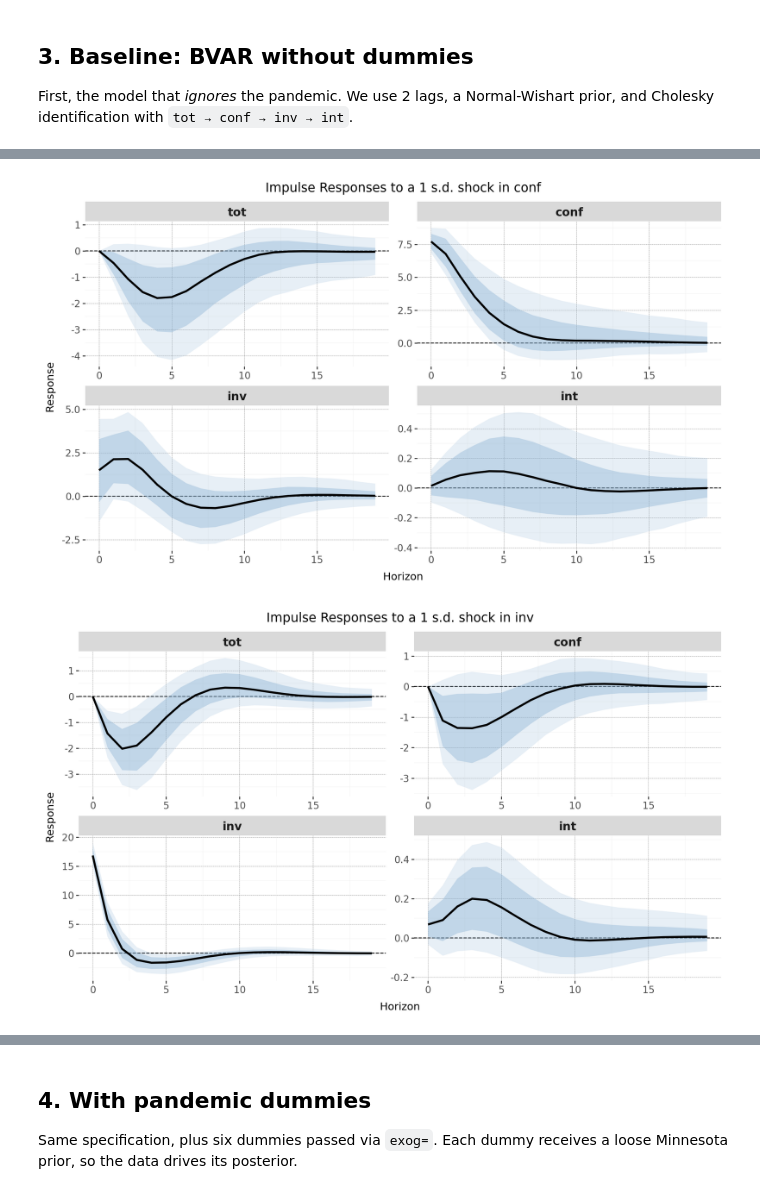
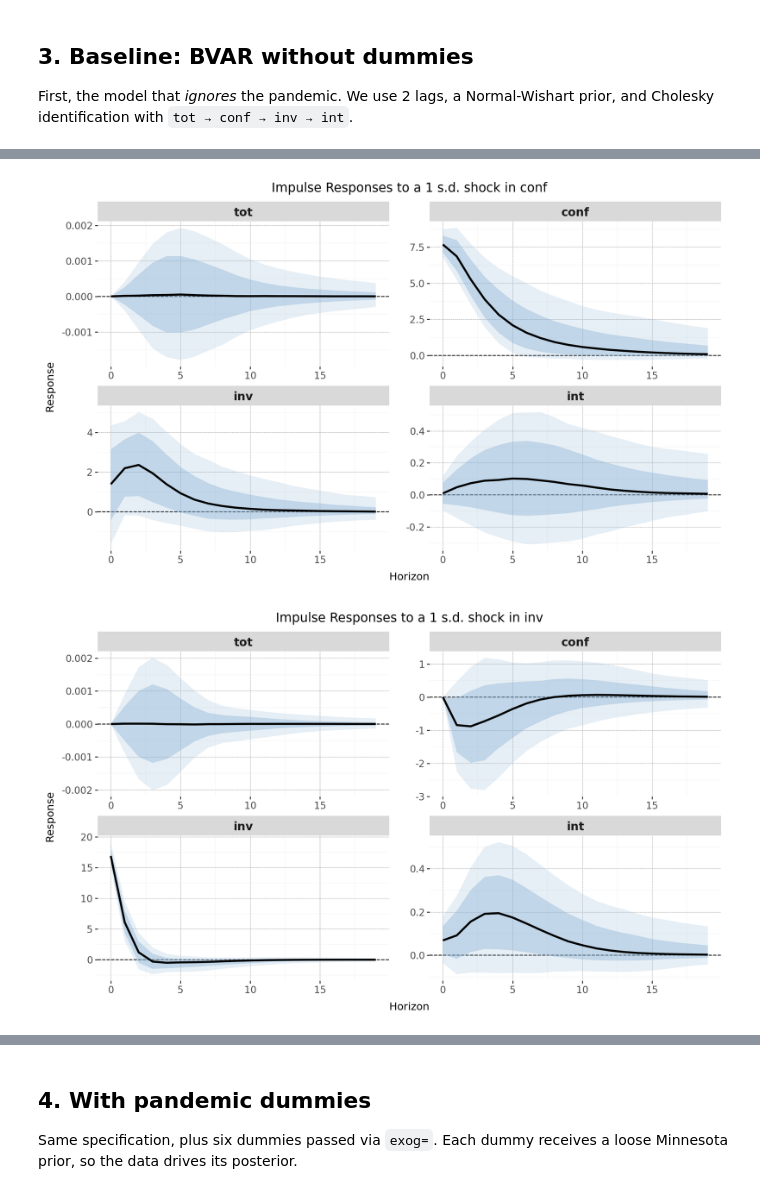
Before and after one commit to RenatoVassallo/MacroPy, a Jupyter notebook: tutorials/tutorial_bvar_pandemic.ipynb, the cells around one changed output, grey strips where cells are left out. Cells and saved outputs as stored; diff of their text form; code cells hidden in the pictures.

Commit message:
add residuals to bvar and tutorial on pandemic priors

```diff
--- a/tutorials/tutorial_bvar_pandemic.ipynb
+++ b/tutorials/tutorial_bvar_pandemic.ipynb
@@ -74,10 +75,23 @@ dummies.loc['2019-12-01':'2021-09-01']
 
 First, the model that *ignores* the pandemic. We use 2 lags, a Normal-Wishart prior, and Cholesky identification with `tot → conf → inv → int`.
 # %%
-prior_params = {'mn_mean': 0.5, 'lamda1': 0.8, 'lamda2': 1.0, 'lamda3': 2.0, 'lamda4': 1e5}
+from MacroPy import BayesianVAR
+
+prior_params = {'mn_mean': 0.5,
+                'lamda1': 0.8,
+                'lamda2': 1.0,
+                'lamda3': 2.0,
+                'lamda4': 1e5}
+
+block_exog = np.array([
+                [0, 1, 1, 1],  # Variable 2, 3 and 4 does NOT affect equation 1
+                [0, 0, 0, 0],  # No restriction in equation 2
+                [0, 0, 0, 0],  # No restriction in equation 3
+                [0, 0, 0, 0],  # No restriction in equation 4
+            ])
 
 bvar_base = BayesianVAR(df, lags=2, prior_type=2, prior_params=prior_params,
-                        post_draws=5000, burnin=0.5, hor=20, fhor=8)
+                        b_exo=block_exog, post_draws=5000, burnin=0.5)
 bvar_base.model_summary()
 # %% [output]
 
@@ -123,6 +137,6 @@ int_{t} &= b_{4,1}^{1} tot_{t-1} + b_{4,2}^{1} conf_{t-1} + b_{4,3}^{1} inv_{t-1
 \end{align*}
 $$
 # %%
-_ = bvar_base.sample_posterior(plot_coefficients=False)
+post_base = bvar_base.sample_posterior(plot_coefficients=False)
 irfs_base = bvar_base.compute_irfs(plot_irfs=True, cred_interval=[0.68, 0.90])
 # %% [output]
@@ -130,2 +144,2 @@ irfs_base = bvar_base.compute_irfs(plot_irfs=True, cred_interval=[0.68, 0.90])
-[figure, old version]
+[figure, new version]
-[figure, old version]
+[figure, new version]
```
Also changed, not shown: parts of 11 cells of this notebook, 3 other files.
